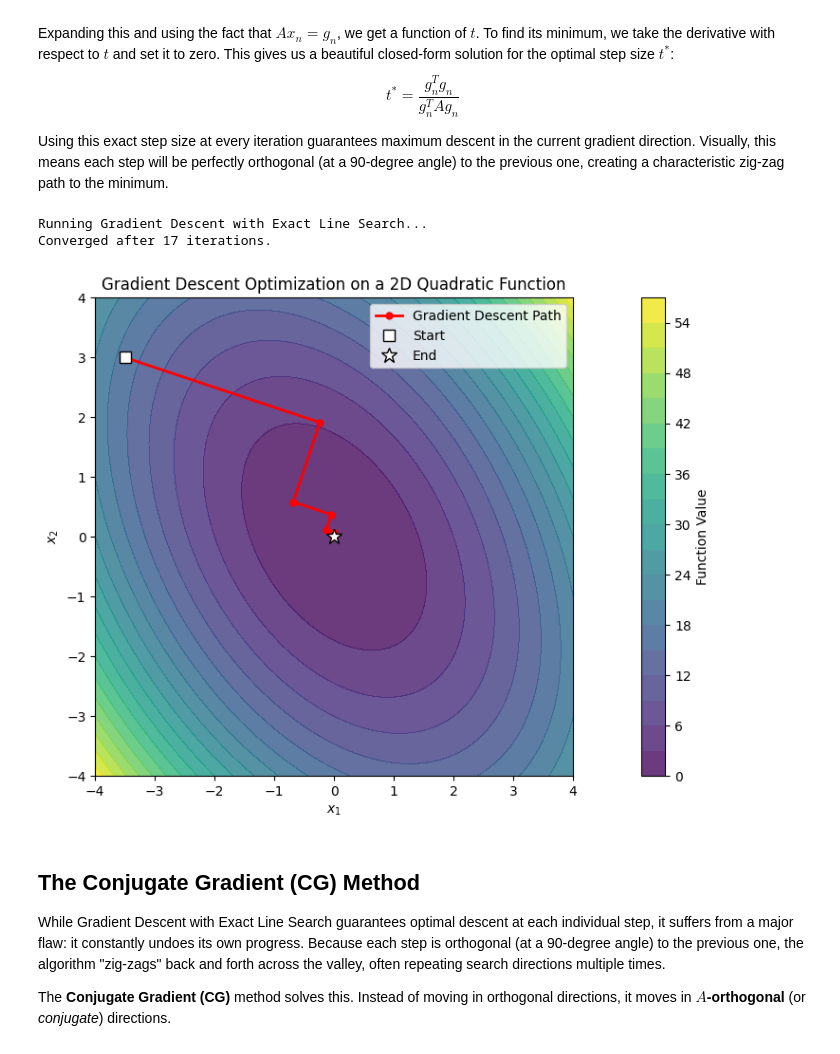
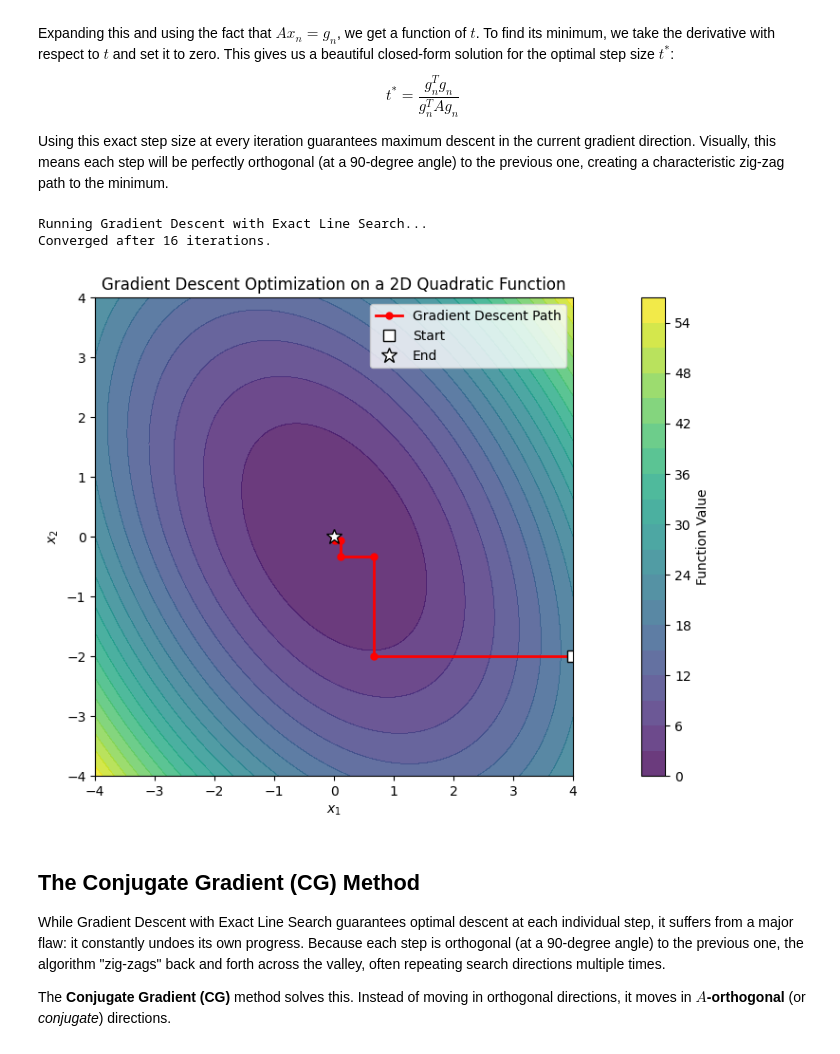
Before and after one commit to beniamin-bogosel/beniamin-bogosel.github.io, a Jupyter notebook: OPT_UAV/Gradient_Descent_2D.ipynb, the cells around one changed output. Saved outputs shown, nothing was run; the diff lists cells and outputs as text; code cells hidden in the pictures.

```diff
--- a/OPT_UAV/Gradient_Descent_2D.ipynb
+++ b/OPT_UAV/Gradient_Descent_2D.ipynb
@@ -382,36 +386,36 @@ def gradient_descent_exact(f, grad_f, A_matrix, x0, max_iter=100, tol=1e-5):
 
         # 2. Update position
         x_new = x - t_opt * grad
         history.append(x_new.copy())
 
         x = x_new
 
     else:
         print(f"Reached maximum iterations ({max_iter}) without full convergence.")
 
     return np.array(history)
 
 # ---------------------------------------------------------
 # Execution & Visualization
 # ---------------------------------------------------------
 print("Running Gradient Descent with Exact Line Search...")
 
 # We use the same starting point and matrix A from previous cells
 opt_history_exact = gradient_descent_exact(
     f=quad_func,
     grad_f=quad_grad,
     A_matrix=A,
-    x0=x_start,
+    x0=[4,-2],
     max_iter=50
 )
 
 # Visualize the result
 # Notice the perfect 90-degree angles between consecutive steps!
 plot_optimization(f=quad_func, history=opt_history_exact)
 # %% [output]
 Running Gradient Descent with Exact Line Search...
-Converged after 17 iterations.
+Converged after 16 iterations.
-[figure, old version]
+[figure, new version]
 # %% [markdown]
 ## The Conjugate Gradient (CG) Method
 
```
Also changed, not shown: parts of 7 cells of this notebook, 5 other files.
